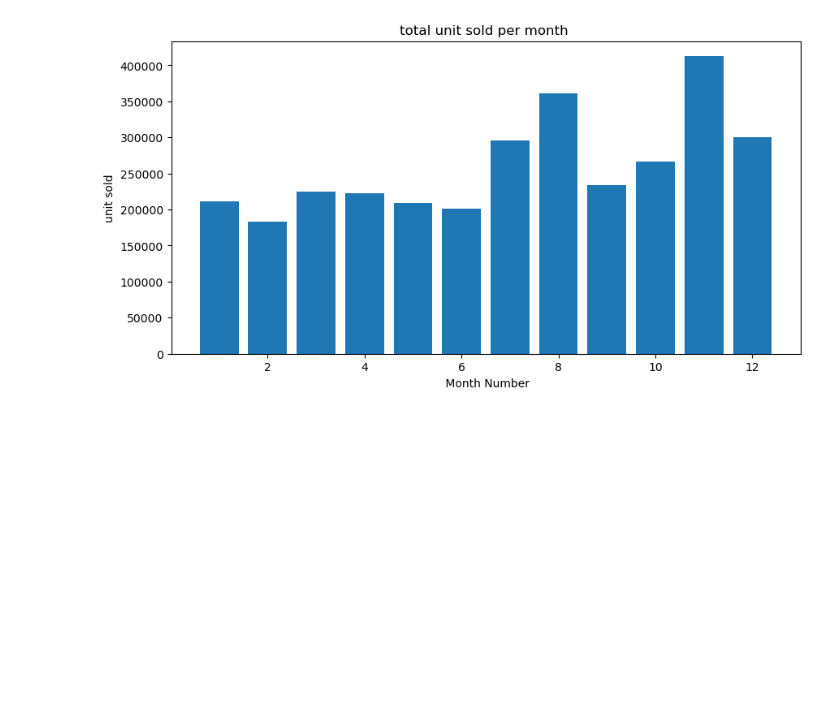
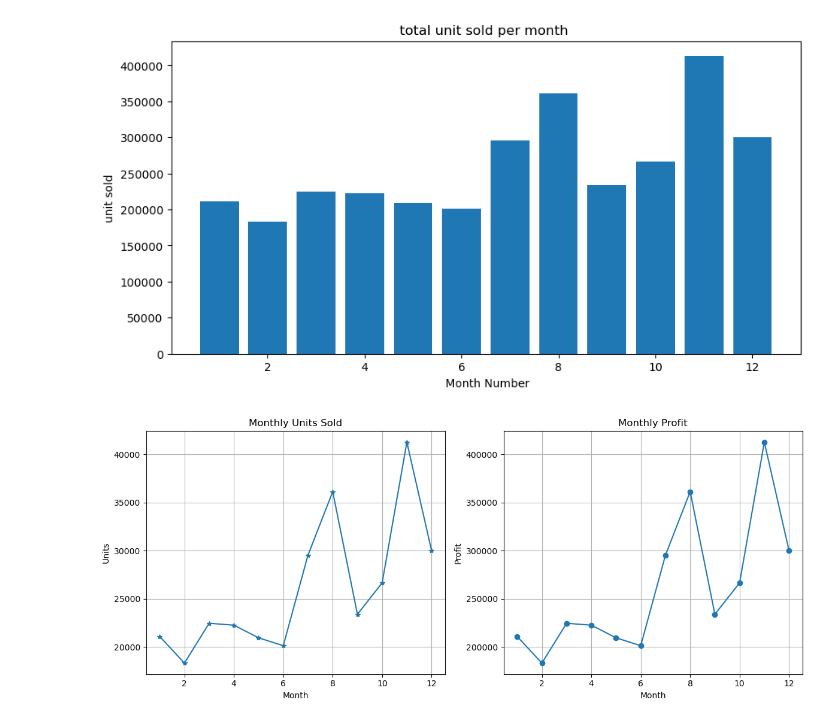
Before and after one commit to Akashyadav-codes/IBM_Skill_Programs, a Jupyter notebook: IBM_training.ipynb, the cells around one changed output. Saved outputs shown, nothing was run; the diff lists cells and outputs as text; code cells hidden in the pictures; blank space fills up the shorter version.

```diff
--- a/IBM_training.ipynb
+++ b/IBM_training.ipynb
@@ -623,7 +623,9 @@ import matplotlib.pyplot as plt
 monthly_unit=df.groupby("Month_Number")["Total_Units"].sum()
 print("Sales trade over the month:")
 print(monthly_unit)
-monthly_profi
+monthly_profit=df.groupby("Month_Number")["Total_Profit"].sum()
+print("Sales trade over the month:")
+print(monthly_profit)
 # %% [output]
 Sales trade over the month:
 Month_Number
@@ -672,5 +674,28 @@ plt.ylabel("unit sold")
 plt.show()
 # %% [output]
 [figure]
+# %%
+plt.figure(figsize=(12,5))
+
+# Column 1
+plt.subplot(1, 2, 1)
+plt.plot(monthly_unit.index, monthly_unit.values, marker="*")
+plt.title("Monthly Units Sold")
+plt.xlabel("Month")
+plt.ylabel("Units")
+plt.grid(True)
+
+# Column 2
+plt.subplot(1, 2, 2)
+plt.plot(monthly_profit.index, monthly_profit.values, marker="o")
+plt.title("Monthly Profit")
+plt.xlabel("Month")
+plt.ylabel("Profit")
+plt.grid(True)
+
+plt.tight_layout()
+plt.show()
+# %% [output]
+[figure, added]
 # %%
 plt.figure(figsize=(10,5))
```
Also changed, not shown: parts of 2 cells of this notebook.
